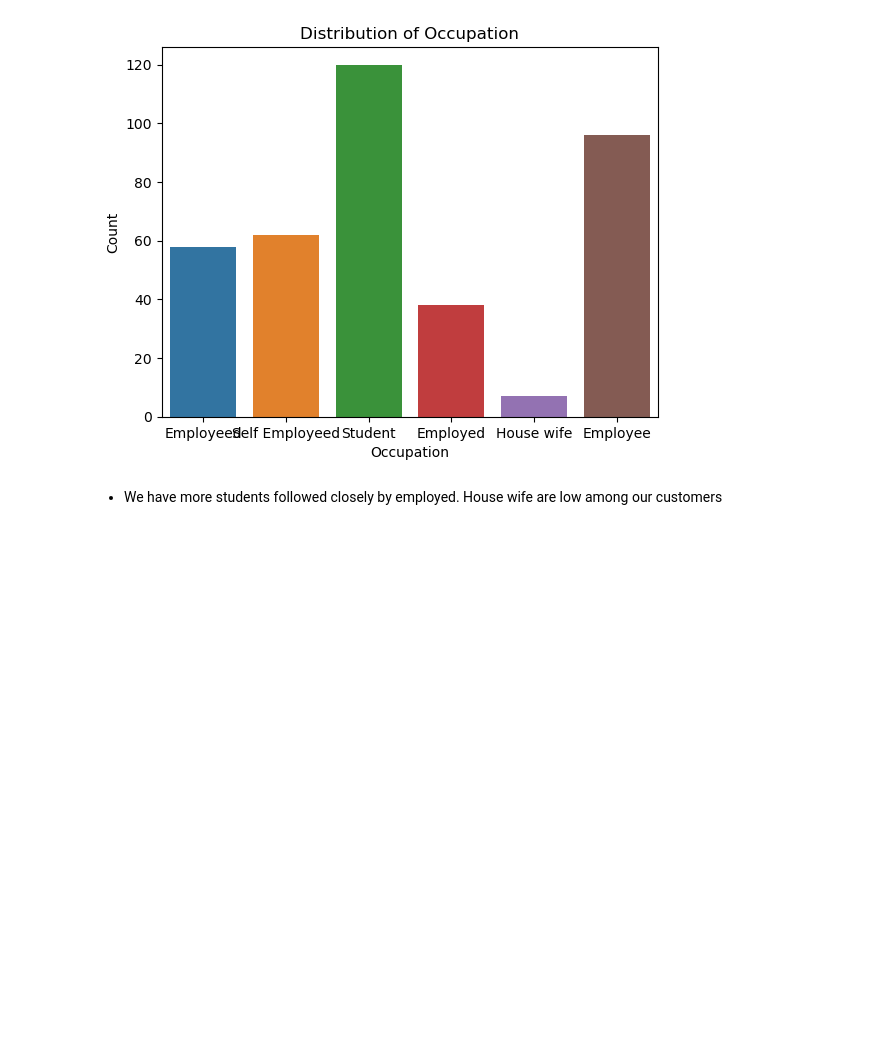
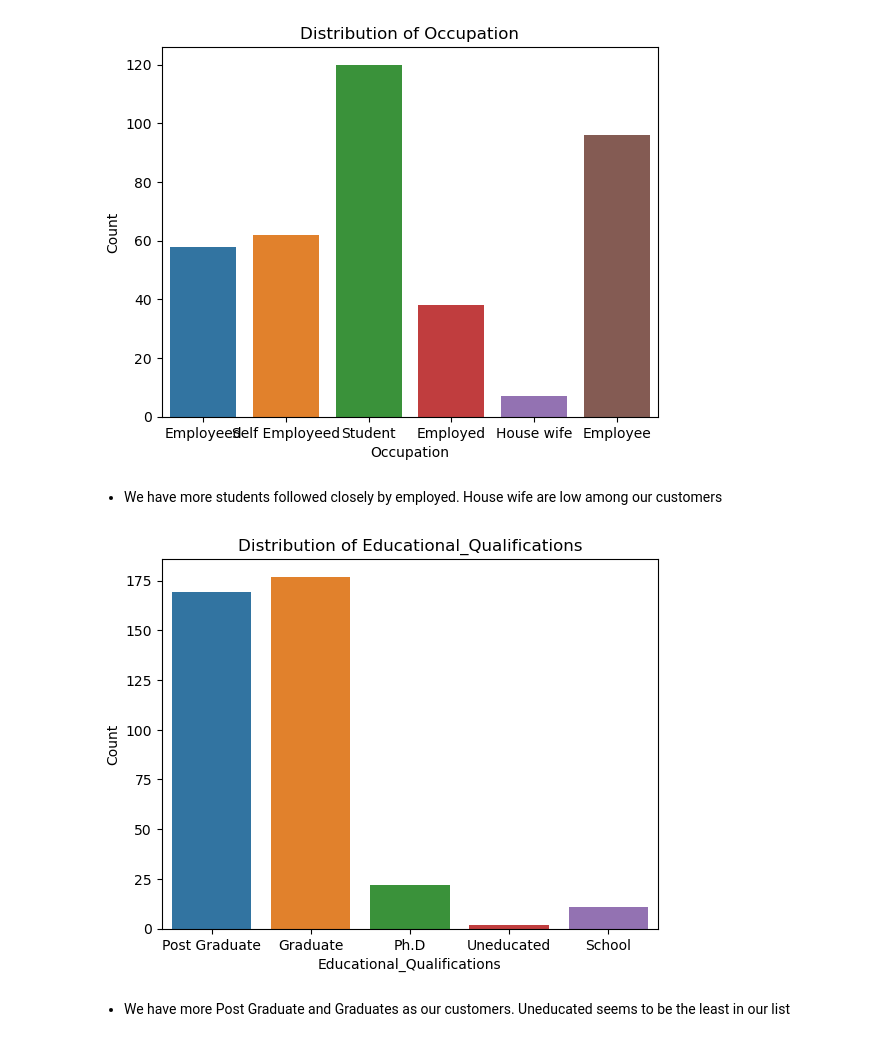
Before and after one commit to UbaChinelo/Customer-churn-prediction-for-Tshally-Foods, a Jupyter notebook: Customer_Churn_Prediction_Tshally_Foods.ipynb, the cells around one changed output. Cells and saved outputs as stored; diff of their text form; code cells hidden in the pictures; blank space fills up the shorter version.

Commit message:
Continuation of Visualization

```diff
--- a/Customer_Churn_Prediction_Tshally_Foods.ipynb
+++ b/Customer_Churn_Prediction_Tshally_Foods.ipynb
@@ -345,3 +345,17 @@ plt.show()
 [figure]
 # %% [markdown]
 - We have more students followed closely by employed. House wife are low among our customers
+# %%
+# Create a count plot
+sns.countplot(data=Customer_Churn, x='Educational_Qualifications')
+# Set labels and title
+plt.xlabel('Educational_Qualifications')
+plt.ylabel('Count')
+plt.title('Distribution of Educational_Qualifications')
+
+# Show the plot
+plt.show()
+# %% [output]
+[figure, added]
+# %% [markdown]
+- We have more Post Graduate and Graduates as our customers. Uneducated seems to be the least in our list
```
